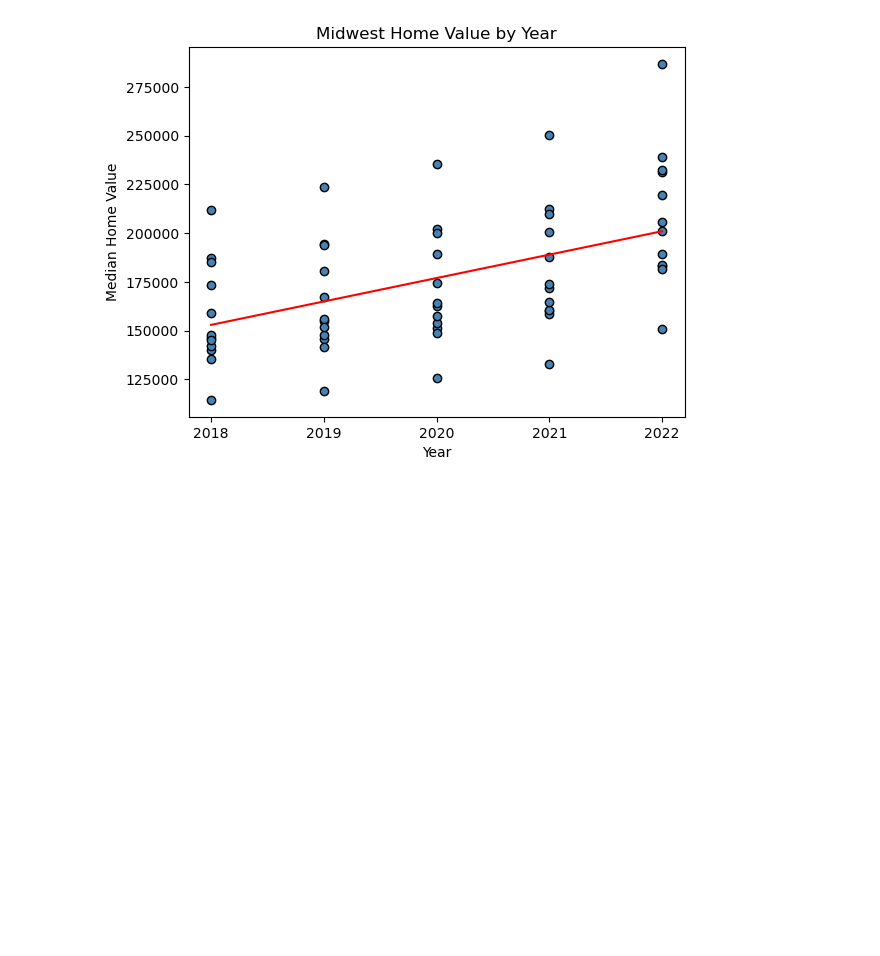
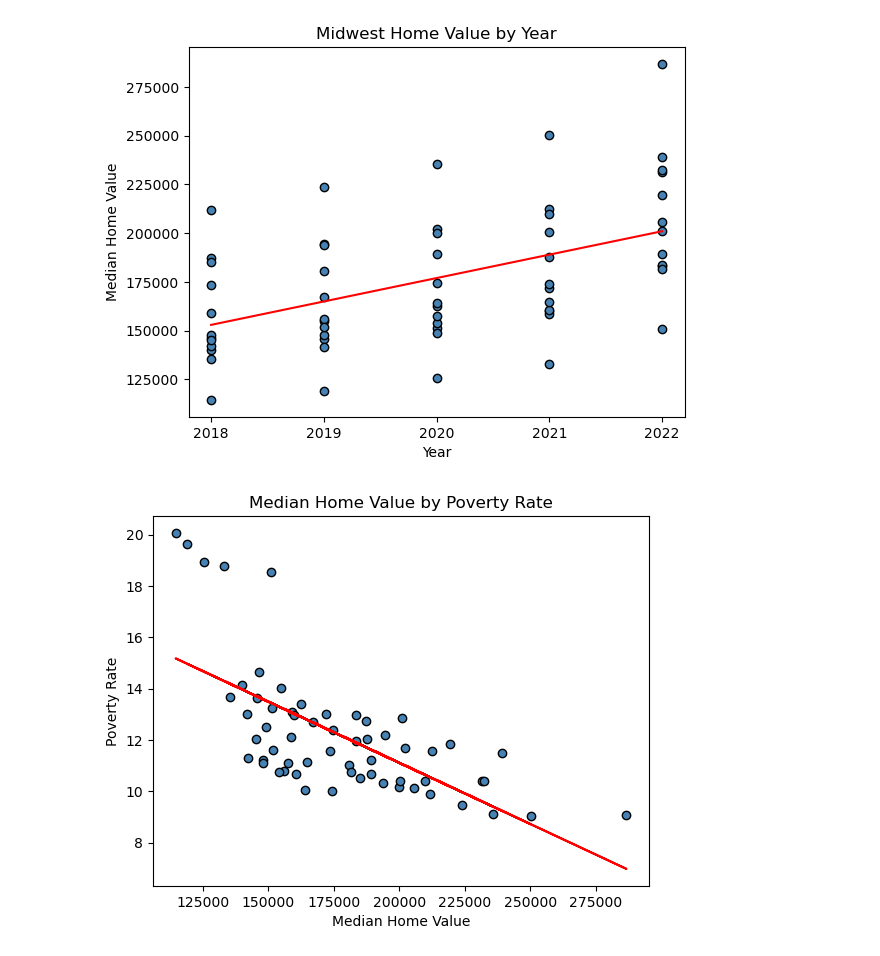
Before and after one commit to cmhillm75/US-Housing-Trends, a Jupyter notebook: midwest.ipynb, the cells around one changed output. Saved outputs shown, nothing was run; the diff lists cells and outputs as text; code cells hidden in the pictures; blank space fills up the shorter version.

```diff
--- a/midwest.ipynb
+++ b/midwest.ipynb
@@ -480,3 +480,16 @@ plt.ylabel('Median Home Value')
 plt.show()
 # %% [output]
 [figure]
+# %%
+plt.plot(census_pd["Median Home Value"], regressValues(census_pd["Median Home Value"], census_pd["Poverty Rate"]),"r-")
+plt.scatter(census_pd["Median Home Value"], census_pd["Poverty Rate"], marker="o", facecolors="steelblue", edgecolors="black")
+
+# Incorporate the other graph properties
+plt.title('Median Home Value by Poverty Rate')
+plt.xlabel('Median Home Value')
+plt.ylabel('Poverty Rate')
+
+# Show plot
+plt.show()
+# %% [output]
+[figure, added]
```
Also changed, not shown: 2 other files.
